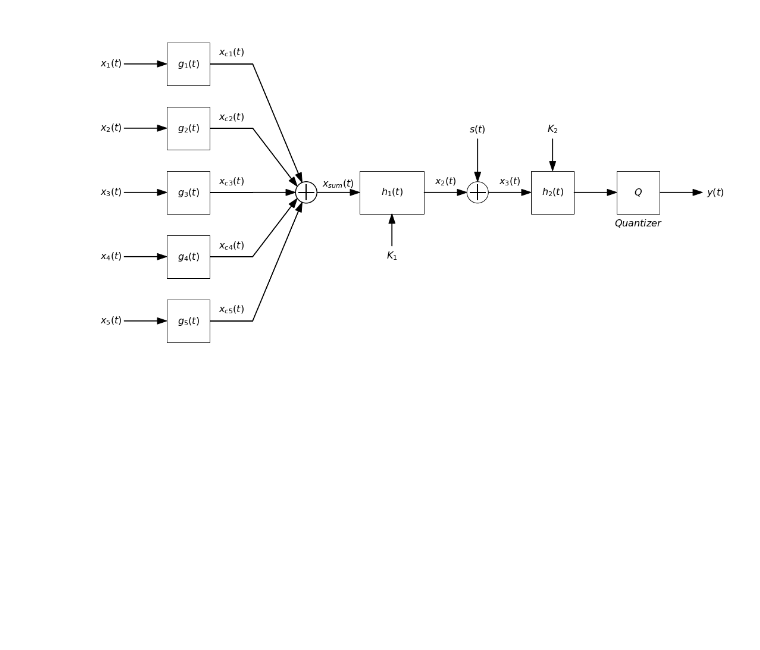
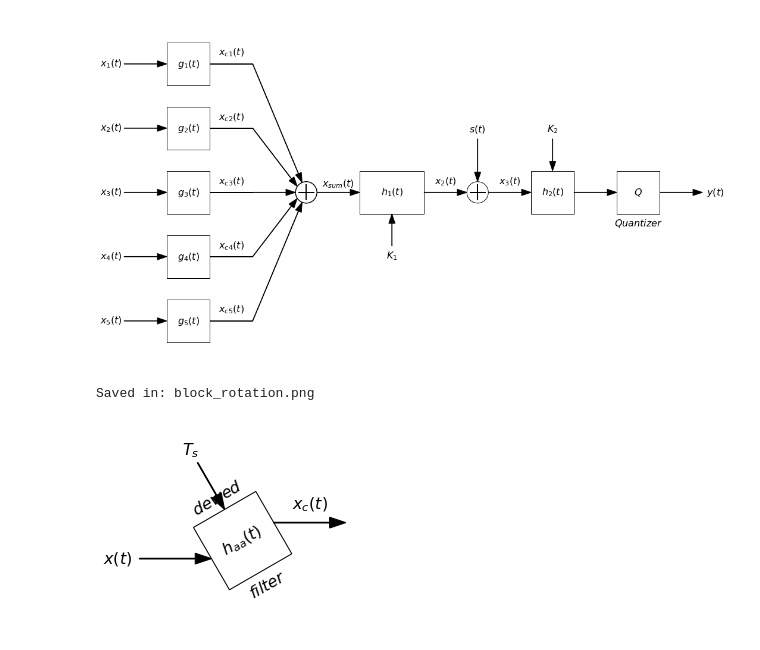
Before and after one commit to miguelmartfern/BlockDiagrams, a Jupyter notebook: diag_examples.ipynb, the cells around one changed output. Saved outputs shown, nothing was run; the diff lists cells and outputs as text; code cells hidden in the pictures; blank space fills up the shorter version.

Commit message:
__draw_block__()
Modified to allow for rotation of the block diagram
any orientation or angle. The default is 0 degrees.

```diff
--- a/diag_examples.ipynb
+++ b/diag_examples.ipynb
@@ -94,3 +94,16 @@ db.show(savepath = "diag3.png")
 # %% [output]
 Saved in: diag3.png
 [figure]
+# %%
+from blockdiagrams import DiagramBuilder
+
+db = DiagramBuilder(block_length=1, fontsize=16)
+
+db.add("x(t)", kind="input")
+db.add("h_{aa}(t)", kind="block", orientation=30, text_above = "dewed", text_below = "filter", input_text="T_s", input_side='top')
+db.add("x_c(t)", kind="arrow")
+
+db.show(savepath = "block_rotation.png")
+# %% [output]
+Saved in: block_rotation.png
+[figure, added]
```
Also changed, not shown: 2 other files.
